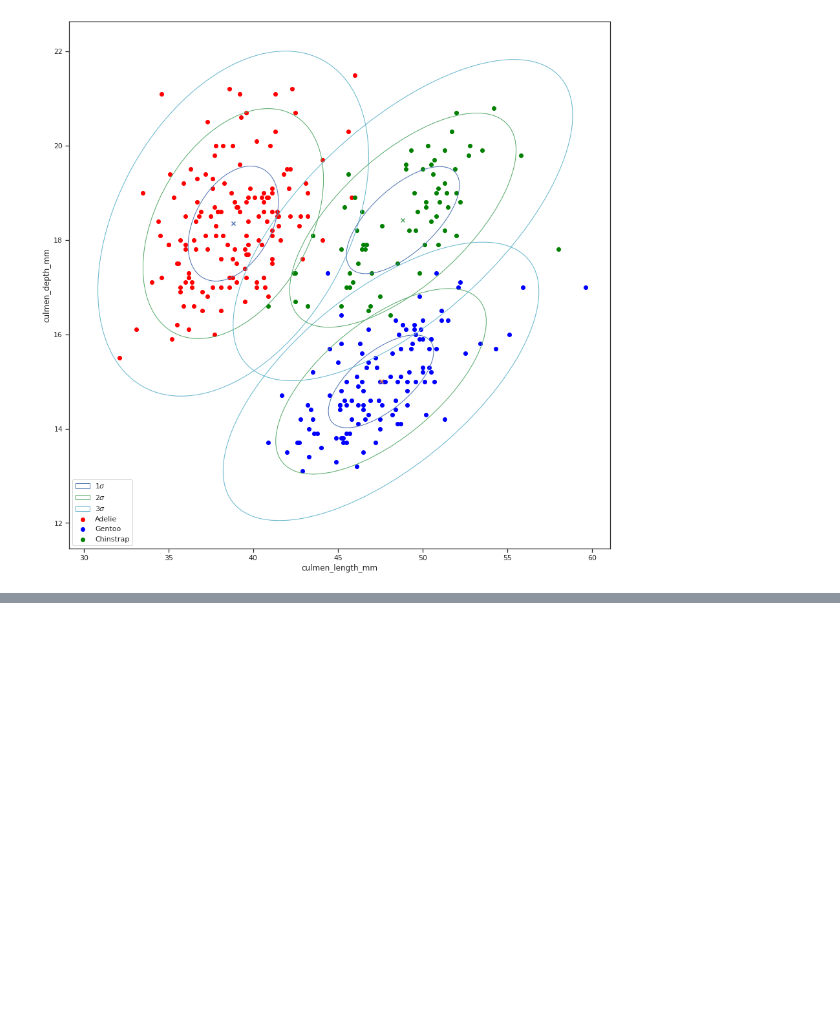
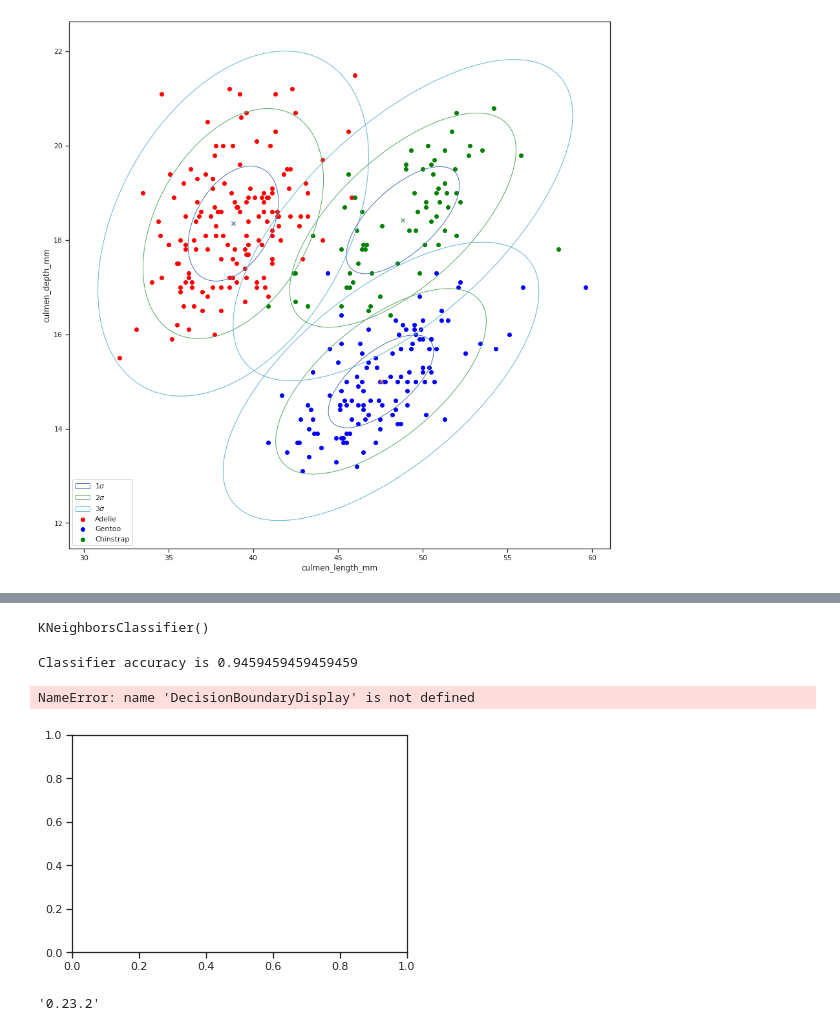
Before and after one commit to AhosChaos/PenguinVisualization, a Jupyter notebook: PenguinVisualization.ipynb, the cells around one changed output, grey strips where cells are left out. Cells and saved outputs as stored; diff of their text form; code cells hidden in the pictures; blank space fills up the shorter version.

Commit message:
Added extended some descriptions
Started using Sklearn

```diff
--- a/PenguinVisualization.ipynb
+++ b/PenguinVisualization.ipynb
@@ -70,0 +174,33 @@ plt.show()
+# %%
+y = np.ravel(data[["species"]].to_numpy())
+X = data[["culmen_length_mm","culmen_depth_mm"]].to_numpy()
+X_train, X_test, y_train, y_test = train_test_split(X, y, test_size=0.33, random_state=42)
+# %%
+neigh = KNeighborsClassifier(n_neighbors=5)
+neigh.fit(X_train, y_train)
+# %% [output]
+KNeighborsClassifier()
+# %%
+acc = neigh.score(X_test, y_test)
+print("Classifier accuracy is", acc)
+# %% [output]
+Classifier accuracy is 0.9459459459459459
+# %%
+cmap_light = ListedColormap(["orange", "cyan", "cornflowerblue"])
+cmap_bold = ["darkorange", "c", "darkblue"]
+_, ax = plt.subplots()
+DecisionBoundaryDisplay.from_estimator(neigh,X_train,cmap=cmap_light,ax=ax,
+        response_method="predict",plot_method="pcolormesh",xlabel="culmen_length_mm",
+        ylabel="culmen_depth_mm", shading="auto",)
+
+# Plot also the training points
+sns.scatterplot(x= X_test,y=y_test,hue=_species,palette=cmap_bold,alpha=1.0,
+                edgecolor="black",)
+plt.show()
+# %% [output]
+NameError: name 'DecisionBoundaryDisplay' is not defined
+[figure, added]
+# %%
+sklearn.__version__
+# %% [output]
+'0.23.2'
```
Also changed, not shown: parts of 15 cells of this notebook.
